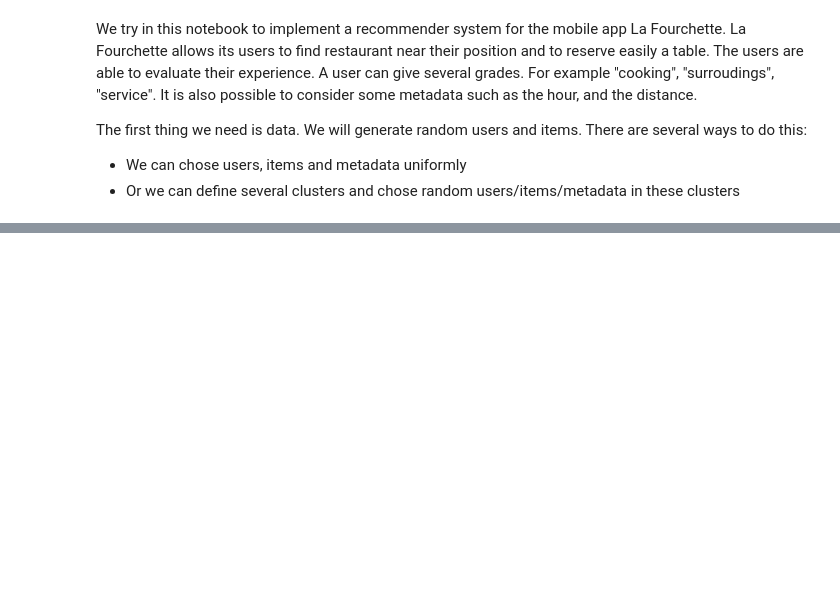
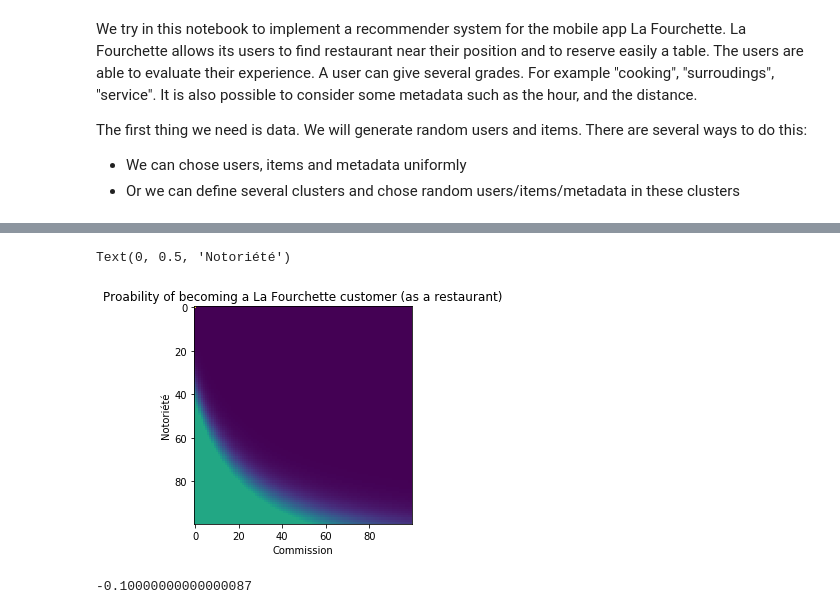
Before and after one commit to Scotchy/LaFourchette, a Jupyter notebook: RecommenderSystem.ipynb, the cells around one changed output, grey strips where cells are left out. Drawn from its saved outputs; the diff is of its cells as text; code cells hidden in the pictures; blank space fills up the shorter version.

```diff
--- a/RecommenderSystem.ipynb
+++ b/RecommenderSystem.ipynb
@@ -38,0 +86,14 @@ len(a["elements"])
+# %%
+mat = [[max(entering_prob(x, y, C), 0) for x in np.linspace(0, 0.3, 100)] for y in np.linspace(1, 0, 100)]
+mat[0][0]=1
+mplt.imshow(mat)
+mplt.title("Proability of becoming a La Fourchette customer (as a restaurant)")
+mplt.xlabel("Commission")
+mplt.ylabel("Notoriété")
+# %% [output]
+Text(0, 0.5, 'Notoriété')
+[figure, added]
+# %%
+attractiveness(0.3,1, C)
+# %% [output]
+-0.10000000000000087
```
Also changed, not shown: parts of 8 cells of this notebook, 3 other files.
